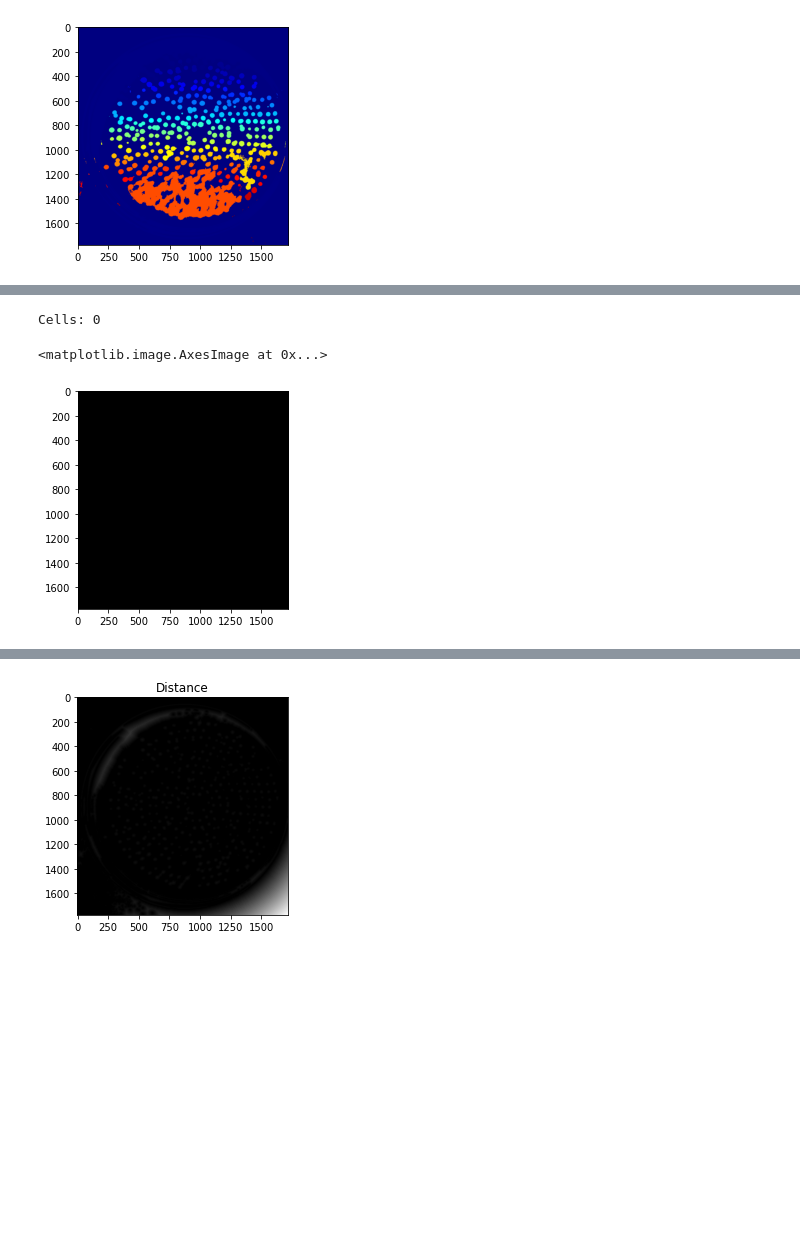
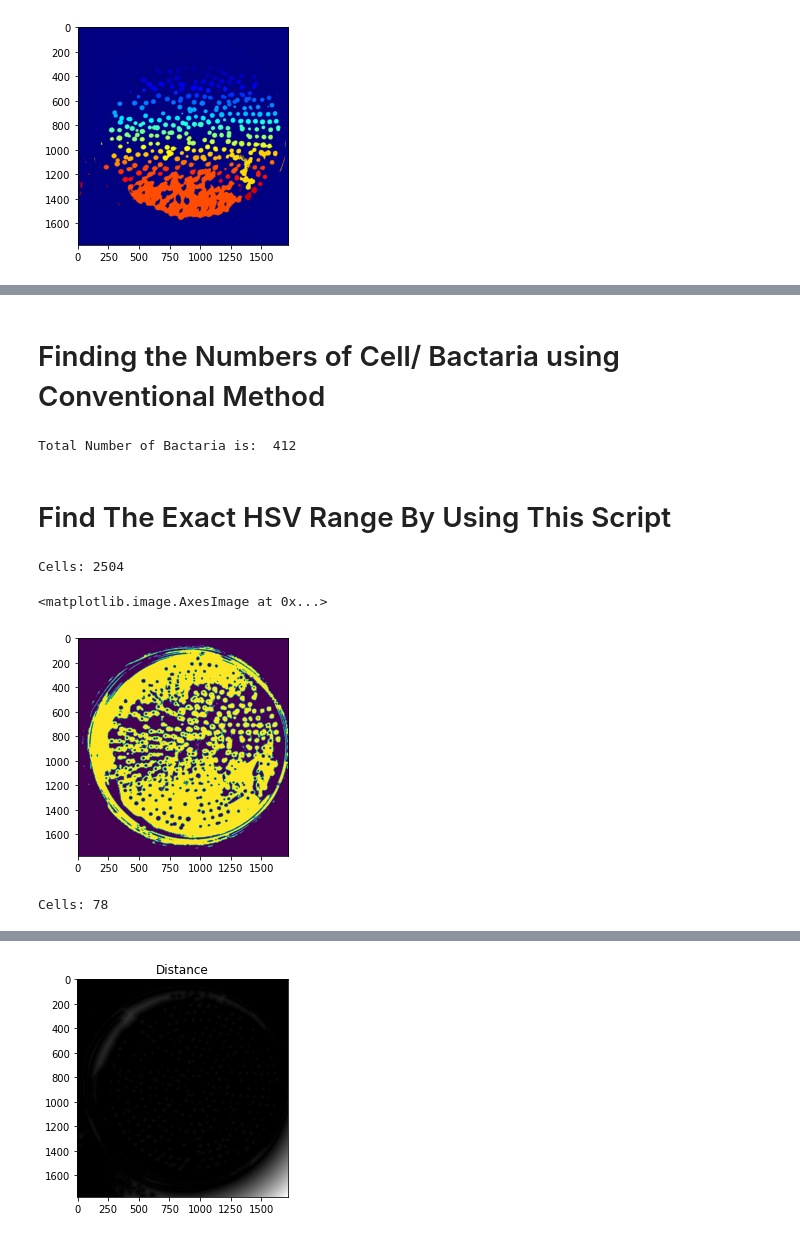
Before and after one commit to Aliktk/Python_Chilla, a Jupyter notebook: projects/bacterial_count/Bacterial_count copy.ipynb, the cells around one changed output, grey strips where cells are left out. Saved outputs shown, nothing was run; the diff lists cells and outputs as text; code cells hidden in the pictures; blank space fills up the shorter version.

```diff
--- a/projects/bacterial_count/Bacterial_count copy.ipynb
+++ b/projects/bacterial_count/Bacterial_count copy.ipynb
@@ -57,14 +110,13 @@ plt.imshow(img_color_map[:,:,::-1])
+# %% [markdown]
+# Finding the Numbers of Cell/ Bactaria using Conventional Method
 # %%
 import numpy as np
 import cv2
 import os
 
-# for dirname in os.listdir("images/"):
+img = cv2.imread("bactaria.jpg", 0)
 
-#     for filename in os.listdir("images/" + dirname + "/"):
 
-# Image read
-img = cv2.imread("bactaria.jpg", 0)
 filename = 'bactaria.jpg'
 # Denoising
 denoisedImg = cv2.fastNlMeansDenoising(img)
@@ -82,9 +134,16 @@ morphImg = cv2.morphologyEx(threshedImg, cv2.MORPH_OPEN, kernel)
 # Find and draw contours
 contours, hierarchy = cv2.findContours(morphImg, cv2.RETR_TREE, cv2.CHAIN_APPROX_SIMPLE)
 contoursImg = cv2.cvtColor(morphImg, cv2.COLOR_GRAY2RGB)
-cv2.drawContours(contoursImg, contours, -1, (255,100,0), 3)
-
+cv2.drawContours(contoursImg, contours, -1, (255,100,10), 3)
+# cv2.imshow('Mask', contoursImg)
+# cv2.waitKey(0)
+# cv2.destroyAllWindows()
 cv2.imwrite("result.jpg", contoursImg)
 textFile = open("results.txt","a")
 textFile.write(filename + " Dots number: {}".format(len(contours)) + "\n")
 textFile.close()
+print("Total Number of Bactaria is: ", len(contours))
+# %% [output]
+Total Number of Bactaria is:  412
+# %% [markdown]
+# Find The Exact HSV Range By Using This Script
@@ -91,13 +239,54 @@ textFile.close()
+# %%
+import cv2
+import numpy as np
+import math
+
+image = cv2.imread("bactaria.jpg")
+original = image.copy()
+hsv = cv2.cvtColor(image, cv2.COLOR_BGR2HSV)
+# hsv_lower = np.array([0, 73, 147])
+# hsv_upper = np.array([179, 90, 231])
+hsv_lower = np.array([0, 20, 130])
+hsv_upper = np.array([50, 150, 205])
+mask = cv2.inRange(hsv, hsv_lower, hsv_upper)
+kernel = cv2.getStructuringElement(cv2.MORPH_ELLIPSE, (3,3))
+opening = cv2.morphologyEx(mask, cv2.MORPH_OPEN, kernel, iterations=1)
+close = cv2.morphologyEx(opening, cv2.MORPH_CLOSE, kernel, iterations=2)
+
+cnts = cv2.findContours(close, cv2.RETR_EXTERNAL, cv2.CHAIN_APPROX_SIMPLE)
+cnts = cnts[0] if len(cnts) == 2 else cnts[1]
+
+minimum_area = 200
+average_cell_area = 650
+connected_cell_area = 1000
+cells = 0
+for c in cnts:
+    area = cv2.contourArea(c)
+    if area > minimum_area:
+        cv2.drawContours(original, [c], -1, (36,255,12), 2)
+        if area > connected_cell_area:
+            cells += math.ceil(area / average_cell_area)
+        else:
+            cells += 1
+print('Cells: {}'.format(cells))
+# cv2.imshow('close', close)
+# cv2.imshow('original', original)
+# cv2.waitKey(0)
+plt.imshow(close)
+# %% [output]
+Cells: 2504
+<matplotlib.image.AxesImage at 0x...>
+[figure, added]
 # %%
 import cv2
 import numpy as np
 import math
 
-image = cv2.imread("bactaria.jpg")
+image = cv2.imread("img.jpg")
 original = image.copy()
 hsv = cv2.cvtColor(image, cv2.COLOR_BGR2HSV)
 
-hsv_lower = np.array([156,60,0])
+hsv_lower = np.array([0,60,90])
 hsv_upper = np.array([179,115,255])
 mask = cv2.inRange(hsv, hsv_lower, hsv_upper)
 kernel = cv2.getStructuringElement(cv2.MORPH_ELLIPSE, (3,3))
@@ -120,11 +309,11 @@ for c in cnts:
         else:
             cells += 1
 print('Cells: {}'.format(cells))
-# cv2.imshow('close', close)
-# cv2.imshow('original', original)
-# cv2.waitKey(0)
-plt.imshow(close)
+cv2.imshow('close', close)
+cv2.imshow('Mask', mask)
+
+cv2.imshow('original', original)
+cv2.waitKey(0)
+cv2.destroyAllWindows()
 # %% [output]
-Cells: 0
+Cells: 78
-<matplotlib.image.AxesImage at 0x...>
-[figure, removed]
```
Also changed, not shown: parts of 29 cells of this notebook, 31 other files.
